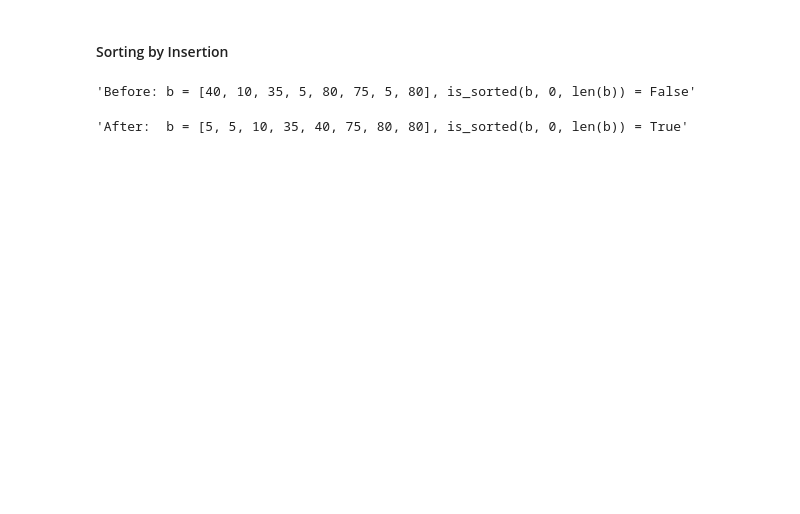
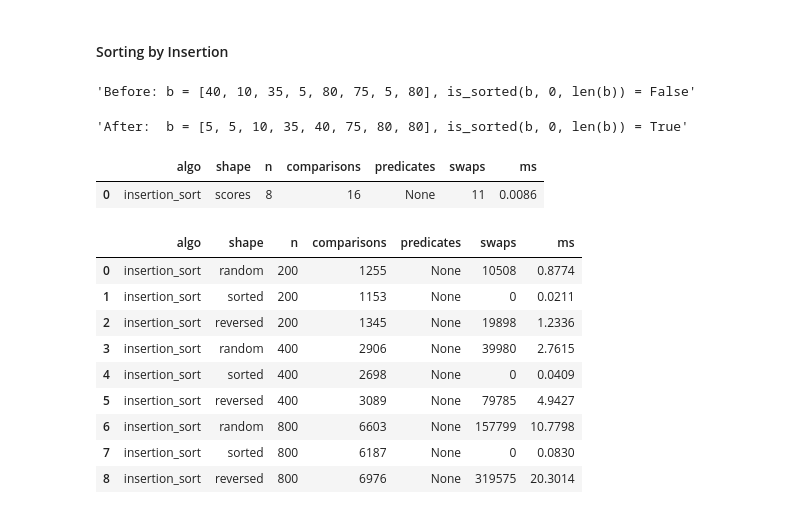
Before and after one commit to gophry/programming-first-principles, a Jupyter notebook: nbs/02_sequences/04_sorting/03_sort-101.ipynb, the cells around one changed output. Cells and saved outputs as stored; diff of their text form; code cells hidden in the pictures; blank space fills up the shorter version.

```diff
--- a/nbs/02_sequences/04_sorting/03_sort-101.ipynb
+++ b/nbs/02_sequences/04_sorting/03_sort-101.ipynb
@@ -56,3 +88,27 @@ f'After:  {b = }, {is_sorted(b, 0, len(b)) = }'
 # %% [output]
 'Before: b = [40, 10, 35, 5, 80, 75, 5, 80], is_sorted(b, 0, len(b)) = False'
 'After:  b = [5, 5, 10, 35, 40, 75, 80, 80], is_sorted(b, 0, len(b)) = True'
+# %%
+ins = Cost(repeats=1)
+_ = ins.run(insertion_sort, scores.copy(), 0, len(scores),
+        name='insertion_sort', shape='scores',
+        operations=('comparisons', 'swaps', 'ms'))
+ins.frame
+# %% [output]
+|  | algo | shape | n | comparisons | predicates | swaps | ms |
+| 0 | insertion_sort | scores | 8 | 16 | None | 11 | 0.0086 |
+# %%
+ins_scale = Cost(repeats=1, sizes=(200, 400, 800))
+_ = ins_scale.scale(insertion_sort, operations=('comparisons', 'swaps', 'ms'))
+ins_scale.frame
+# %% [output]
+|  | algo | shape | n | comparisons | predicates | swaps | ms |
+| 0 | insertion_sort | random | 200 | 1255 | None | 10508 | 0.8774 |
+| 1 | insertion_sort | sorted | 200 | 1153 | None | 0 | 0.0211 |
+| 2 | insertion_sort | reversed | 200 | 1345 | None | 19898 | 1.2336 |
+| 3 | insertion_sort | random | 400 | 2906 | None | 39980 | 2.7615 |
+| 4 | insertion_sort | sorted | 400 | 2698 | None | 0 | 0.0409 |
+| 5 | insertion_sort | reversed | 400 | 3089 | None | 79785 | 4.9427 |
+| 6 | insertion_sort | random | 800 | 6603 | None | 157799 | 10.7798 |
+| 7 | insertion_sort | sorted | 800 | 6187 | None | 0 | 0.0830 |
+| 8 | insertion_sort | reversed | 800 | 6976 | None | 319575 | 20.3014 |
```
Also changed, not shown: parts of 7 cells of this notebook, 2 other files.
